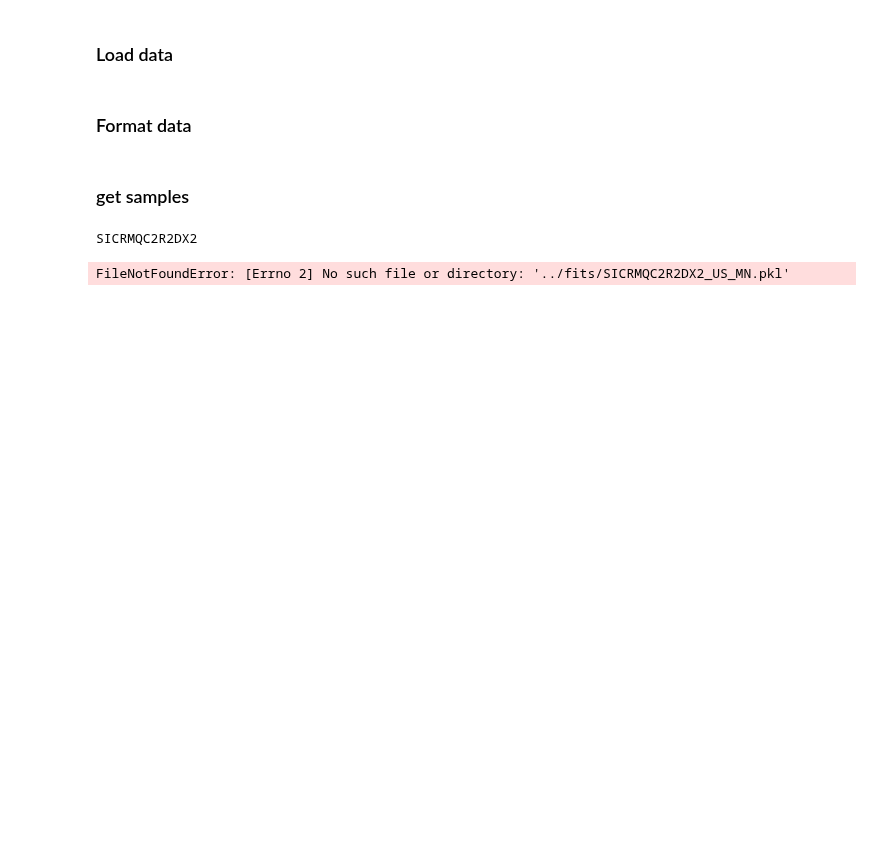
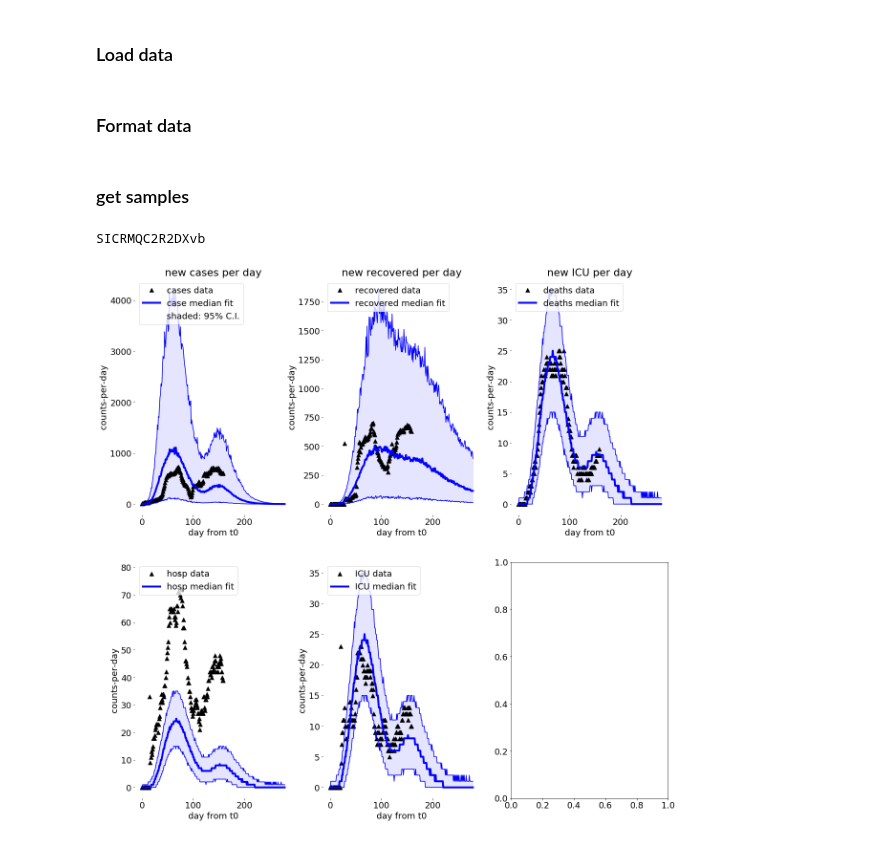
Before and after one commit to ccc1685/covid-19, a Jupyter notebook: notebooks/plot_single_region_timeseries_acrossmodels_V.ipynb, the cells around one changed output. Saved outputs shown, nothing was run; the diff lists cells and outputs as text; code cells hidden in the pictures; blank space fills up the shorter version.

```diff
--- a/notebooks/plot_single_region_timeseries_acrossmodels_V.ipynb
+++ b/notebooks/plot_single_region_timeseries_acrossmodels_V.ipynb
@@ -16,8 +16,8 @@ roi = 'US_MN'
 linear_models = ['SICRLM','SICRLM2R','SICRLMQC','SICRLMQC2R']
 nonlinear_models = ['SICRM','SICRM2R','SICRMQC','SICRMQC2R']
 # models = linear_models #+ nonlinear_models
-# models = ['SICRMQC2R2DX2']
-models = ['SICR2HV']
+models = ['SICRMQC2R2DXvb']
+# models = ['SICR2HV']
 
 models_path = '../models/'
 casepath = '../data/covidtimeseries_'
@@ -191,40 +191,40 @@ for model_name in models:
         d = np.hstack((d,samples['y_proj['+str(i)+',3]'][:,None]))
 #         h1 = np.hstack((h1,samples['y_proj['+str(i)+',4]'][:,None]))
 #         h2 = np.hstack((h2,samples['y_proj['+str(i)+',5]'][:,None]))
-        h1 = np.hstack((h1,samples['y_proj['+str(i)+',4]'][:,None]))
-        h2 = np.hstack((h2,samples['y_proj['+str(i)+',5]'][:,None]))
+        h1 = np.hstack((h1,samples['y_proj['+str(i)+',3]'][:,None]))
+        h2 = np.hstack((h2,samples['y_proj['+str(i)+',3]'][:,None]))
 c = c[:,1:]
 r = r[:,1:]
 d = d[:,1:]
 h1 = h1[:,1:]
 h2 = h2[:,1:]
 
 
 lw = 4
 f,ax = subplots(2,3,figsize=(20,20))
 ax = ax.flatten()
 a = 0.1
 x = arange(nobs)
 plot_ts(ax[:5],c,r,d,h1,h2,x)
 
 # ax[3].set_title(r'R$_t$')
 # plotXt(ax[3],Rt,x,'purple')
 # ax[3].set_ylim((0,20))
 # ax[3].set_yticks([1,2,4,6,8,10,12])
 
 # ax[4].set_title(r'CAR$_t$')
 # plotXt(ax[4],CARt,x,'orange')
 
 # ax[5].set_title(r'IFR$_t$')
 # plotXt(ax[5],IFRt,x,'red')
 # ax[5].set_ylim((0,0.15))
 # ax[5].set_yticks([0.01,0.02,0.04,0.08])
 
 # suptitle(roi + ' - Linear no QC models (fit10)')
 # subplots_adjust(wspace=0.5,hspace=0.5)
 # %% [output]
-SICRMQC2R2DX2
+SICRMQC2R2DXvb
-FileNotFoundError: [Errno 2] No such file or directory: '../fits/SICRMQC2R2DX2_US_MN.pkl'
+[figure, added]
 # %%
 # def fix_date(x):
 #     x = datetime.strftime(datetime.strptime(x, '%m/%d/%y'), '%m/%d/%y')
```
Also changed, not shown: 5 other files.
